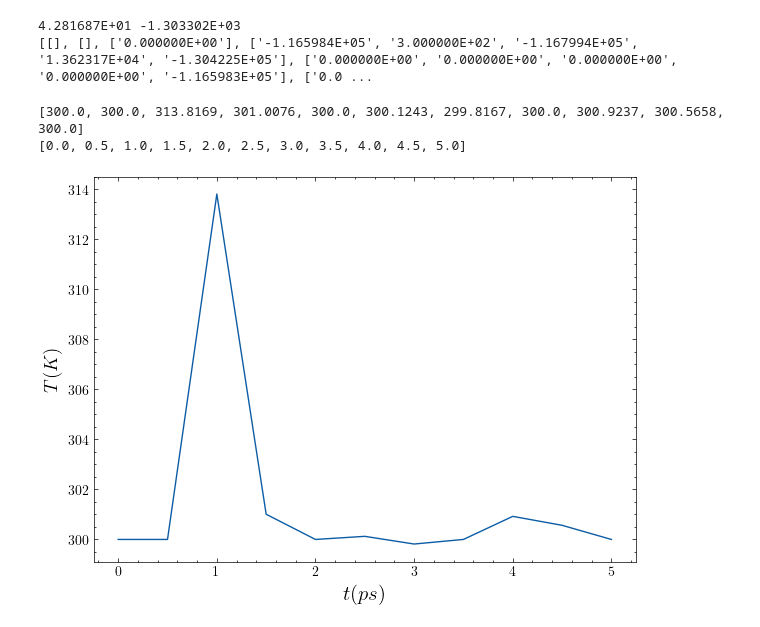
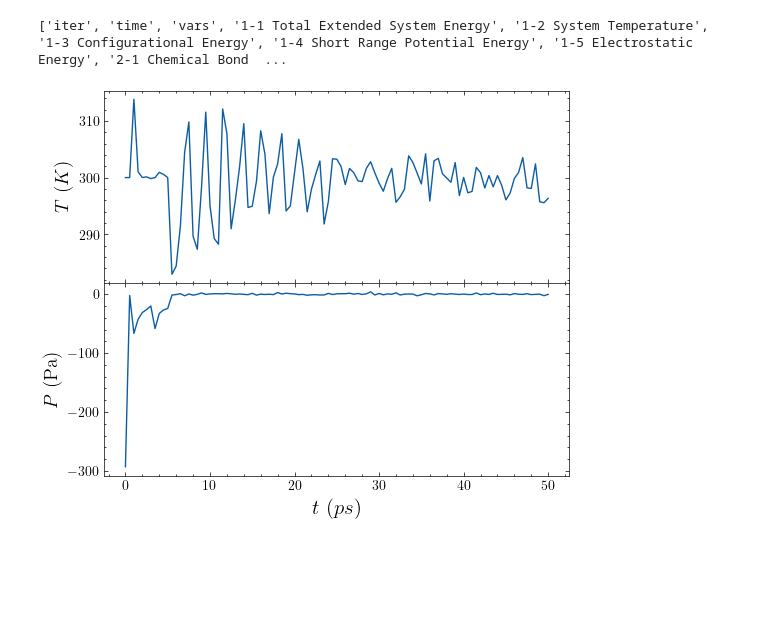
Before and after one commit to DerkNiessink/garnets, a Jupyter notebook: analyse_temp.ipynb, the cells around one changed output. Drawn from its saved outputs; the diff is of its cells as text; code cells hidden in the pictures; blank space fills up the shorter version.

Commit message:
Now using dpoly python package to read the STATIS file

```diff
--- a/analyse_temp.ipynb
+++ b/analyse_temp.ipynb
@@ -8,34 +8,25 @@ result_dir = 'results/output_2024-06-07_17-00-59'
-# %%
-rows = []
-number_pattern = re.compile(r'-?\d+\.\d+E[+-]\d+')
-with open(f'{result_dir}/STATIS', 'r') as f:
-    for line in f:
-        numbers = number_pattern.findall(line)
-        rows.append(numbers)
-
-print(line.strip())
-print(rows)
-# %% [output]
-4.281687E+01 -1.303302E+03
-[[], [], ['0.000000E+00'], ['-1.165984E+05', '3.000000E+02', '-1.167994E+05', '1.362317E+04', '-1.304225E+05'], ['0.000000E+00', '0.000000E+00', '0.000000E+00', '0.000000E+00', '-1.165983E+05'], ['0.0 ...
-# %%
-temperature = []
-i=3
-iteration=[]
-while i <len(rows):
-    temperature.append(float(rows[i][1]))
-    iteration.append(float(rows[i-1][0]))
-    i+=12
-print(temperature)
-print(iteration)
-# %% [output]
-[300.0, 300.0, 313.8169, 301.0076, 300.0, 300.1243, 299.8167, 300.0, 300.9237, 300.5658, 300.0]
-[0.0, 0.5, 1.0, 1.5, 2.0, 2.5, 3.0, 3.5, 4.0, 4.5, 5.0]
-# %%
-plt.figure(figsize=(7, 5))
-plt.plot(iteration,temperature)
-plt.xlabel('$t (ps)$', fontsize=15)
-plt.ylabel('$T (K)$', fontsize=14)
-plt.show()
-# %% [output]
-[figure, removed]
+# %%
+result_dir = 'results/output_2024-06-07_19-00-47'
+statis = Statis(f"{result_dir}/STATIS")
+statis.gen_labels()
+print(statis.labels)
+# %% [output]
+['iter', 'time', 'vars', '1-1 Total Extended System Energy', '1-2 System Temperature', '1-3 Configurational Energy', '1-4 Short Range Potential Energy', '1-5 Electrostatic Energy', '2-1 Chemical Bond  ...
+# %%
+time = statis.data[:, 1]
+temp = statis.data[:, 4]
+press = statis.data[:, 29]
+# %%
+fig, axs = plt.subplots(2, 1, figsize=(6, 5), sharex=True)
+
+axs[0].plot(time, temp)
+axs[0].set_ylabel('$T \ (K)$', fontsize=14)
+
+axs[1].plot(time, press)
+axs[1].set_xlabel('$t \ (ps)$', fontsize=15)
+axs[1].set_ylabel(r'$P \ (\text{Pa})$', fontsize=14)
+
+plt.subplots_adjust(hspace=0)
+plt.show()
+# %% [output]
+[figure, added]
```
Also changed, not shown: parts of 2 cells of this notebook, 9 other files.
